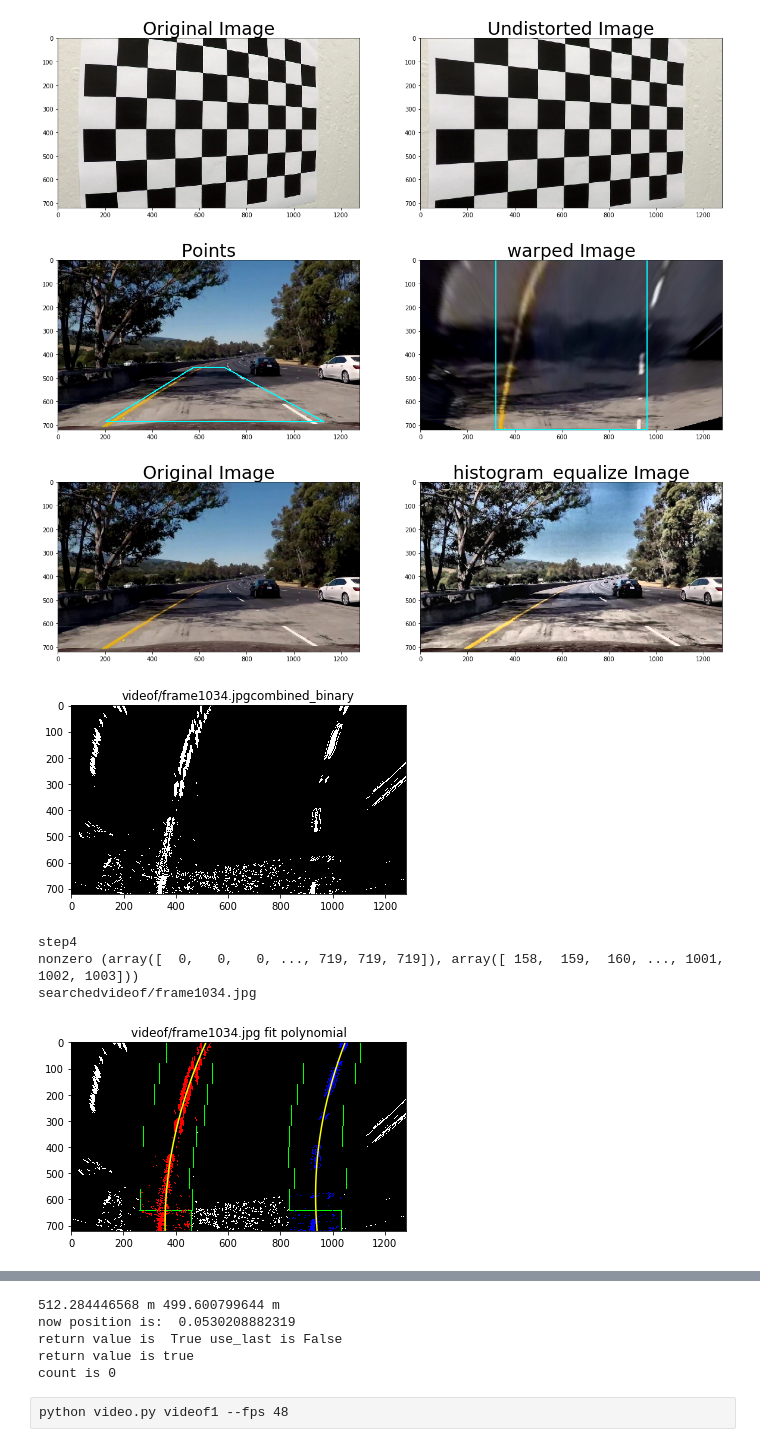
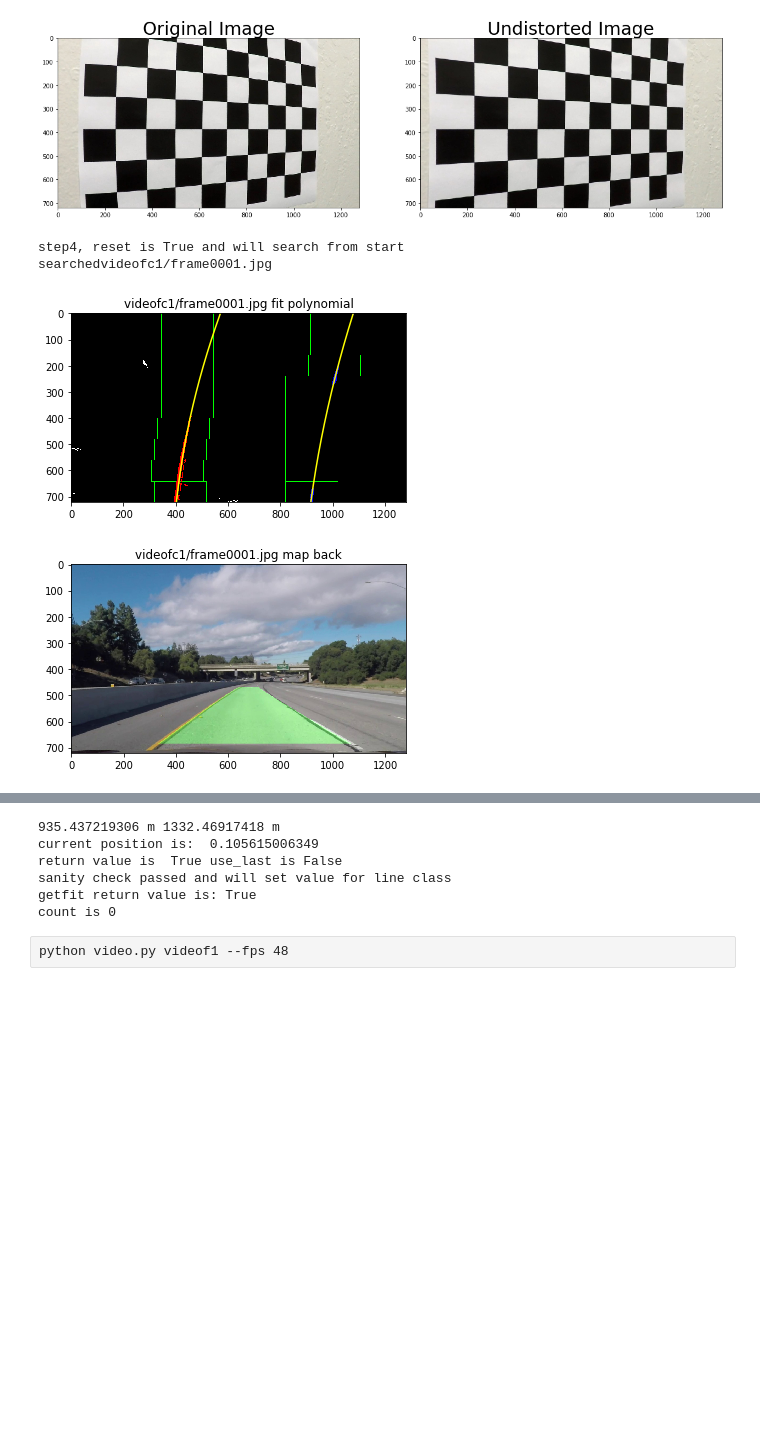
Before and after one commit to ligenchang/p4_advanced_lane_lines, a Jupyter notebook: line.ipynb, the cells around one changed output, grey strips where cells are left out. Saved outputs shown, nothing was run; the diff lists cells and outputs as text; code cells hidden in the pictures; blank space fills up the shorter version.

```diff
--- a/line.ipynb
+++ b/line.ipynb
@@ -1,12 +0,0 @@
-# %%
-import cv2
-vidcap = cv2.VideoCapture('harder_challenge_video.mp4')
-success,image = vidcap.read()
-count = 0
-success = True
-while success:
-  success,image = vidcap.read()
-  cv2.imwrite("./harder/frame%04d.jpg" % count, image)     # save frame as JPEG file
-  count += 1
-
-print ("generate pic finished")
@@ -397,6 +389,7 @@ def pers_tranform(img):
     warped = cv2.warpPerspective(img, M, img_size, flags=cv2.INTER_LINEAR)
     return warped, Minv
 # %%
+#This function is prepared for peojet video
 def pipeline(img, image_name):
     img = np.copy(img)
     img_size=(img.shape[1], img.shape[0])
@@ -570,9 +563,9 @@ def pipeline(img, image_name):
 #     plt.title(image_name + "warped")
 #     plt.show()
 
-    plt.imshow(combined_binary , cmap='gray')
-    plt.title(image_name + "combined_binary")
-    plt.show()
+#     plt.imshow(combined_binary , cmap='gray')
+#     plt.title(image_name + "combined_binary")
+#     plt.show()
 
     return combined_binary, Minv
 # %%
@@ -828,8 +828,6 @@ def getfit(binary_warped, Minv, image_name, IsExist, left_line=None, right_line=
 # %%
-images = glob.glob('videof/frame1034.jpg')
+images = glob.glob('videofc1/frame0001.jpg')
 myret=None
-myleft_fit=None
-myright_fit=None
 IsExist=False
 leftLine=Line()
 rightLine=Line()
@@ -840,50 +838,46 @@ for idx, fname in enumerate(images):
     image = mpimg.imread(fname)
     img_size=(img.shape[1], img.shape[0])
     ret, mtx, dist, rvecs, tvecs = cv2.calibrateCamera(objpoints, imgpoints, img_size,None,None)
     image = cv2.undistort(image, mtx, dist, None, mtx)
-    points_map(image, fname)
+    #points_map(image, fname)
 
     binary_warped, Minv = pipeline(image, fname)
 
     if(reset==False):
-        print("step1")
-        myret, myleft_fit, myright_fit = getfit(binary_warped, Minv, fname, True, leftLine, rightLine)
+        print("step1, reset is false and will search based on last frame fit")
+        myret= getfit(binary_warped, Minv, fname, True, leftLine, rightLine)
+        print("myret for step1 is", myret)
         if(myret==False):
-            print("step2")
-            myret, myleft_fit, myright_fit = getfit(binary_warped, Minv, fname, False, leftLine, rightLine)
+            print("step2, will search with new windows sliding")
+            myret= getfit(binary_warped, Minv, fname, False, leftLine, rightLine)
             if((myret==False)):
-                print("step3")
-                myret, myleft_fit, myright_fit = getfit(binary_warped, Minv, fname, True, leftLine, rightLine, use_last=True)
+                print("step3, still failed and will use last frame's fit value")
+                myret= getfit(binary_warped, Minv, fname, True, leftLine, rightLine, use_last=True)
                 count=count+1
             else:
                 count=0
         else:
             count=0
 
     else:
-        print("step4")
-        myret, myleft_fit, myright_fit = getfit(binary_warped, Minv, fname, False, leftLine, rightLine)
+        print("step4, reset is True and will search from start")
+        myret= getfit(binary_warped, Minv, fname, False, leftLine, rightLine)
         if((myret==False)):
-            print("step5")
-            myret, myleft_fit, myright_fit = getfit(binary_warped, Minv, fname, True, leftLine, rightLine, use_last=True)
+            print("step5, search failed and will use last frame's value")
+            myret= getfit(binary_warped, Minv, fname, True, leftLine, rightLine, use_last=True)
             count=count+1
 
 
     reset=False
     print("count is", count)
     if (count >=3):
         print("count reseted")
         reset=True
         count=0
-#         leftLine.current_fit=leftLine.current_fit[-1:]
-#         rightLine.current_fit=rightLine.current_fit[-1:]
         leftLine=Line()
         rightLine=Line()
 # %% [output]
+step4, reset is True and will search from start
+searchedvideofc1/frame0001.jpg
-[figure, old version]
+[figure, new version]
-[figure, old version]
+[figure, new version]
-[figure, removed]
-step4
-nonzero (array([  0,   0,   0, ..., 719, 719, 719]), array([ 158,  159,  160, ..., 1001, 1002, 1003]))
-searchedvideof/frame1034.jpg
-[figure, removed]
@@ -891,7 +884,8 @@ searchedvideof/frame1034.jpg
-512.284446568 m 499.600799644 m
-now position is:  0.0530208882319
+935.437219306 m 1332.46917418 m
+current position is:  0.105615006349
 return value is  True use_last is False
-return value is true
+sanity check passed and will set value for line class
+getfit return value is: True
 count is 0
 # %% [raw]
 python video.py videof1 --fps 48
```
Also changed, not shown: parts of 5 cells of this notebook.
